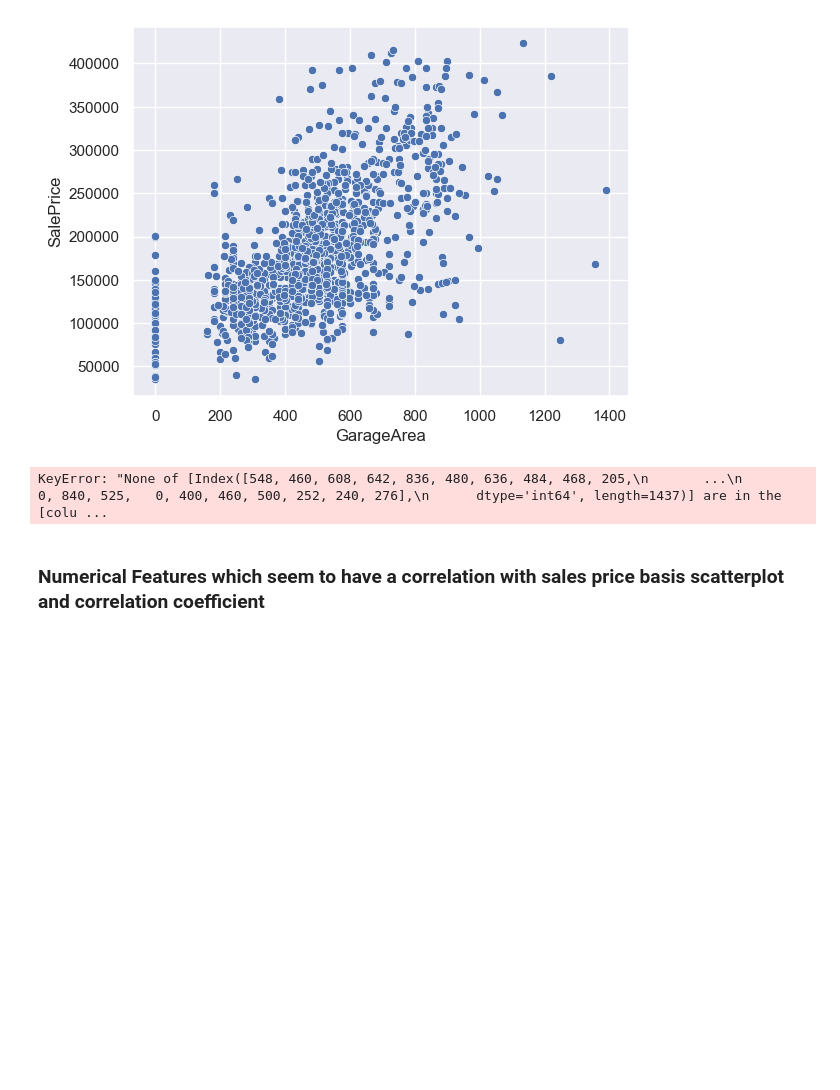
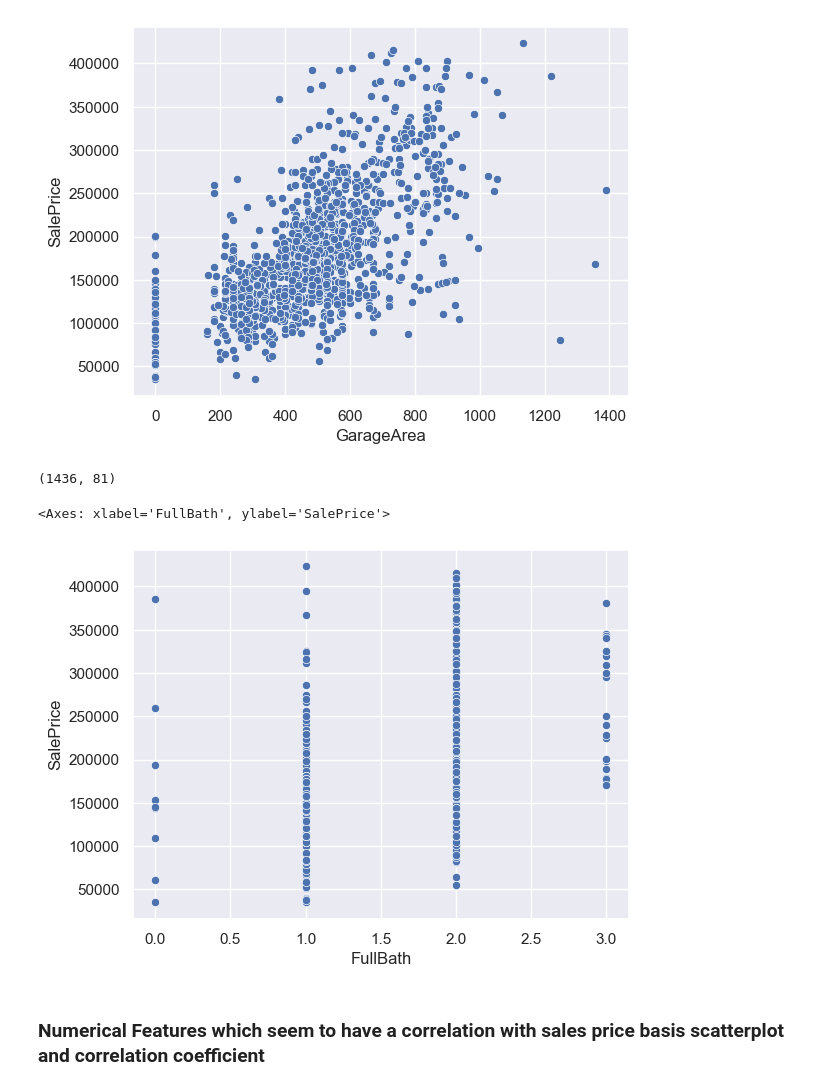
Before and after one commit to adityasngh/Kaggle-House-Prices-Regression, a Jupyter notebook: Kaggle_House_Prices_Regression.ipynb, the cells around one changed output. Saved outputs shown, nothing was run; the diff lists cells and outputs as text; code cells hidden in the pictures; blank space fills up the shorter version.

Commit message:
Numerical variables outliers dropped

```diff
--- a/Kaggle_House_Prices_Regression.ipynb
+++ b/Kaggle_House_Prices_Regression.ipynb
@@ -143,9 +143,18 @@ sns.scatterplot(x = df_SalePrice_Outliers_Removed['GarageArea'], y = df_SalePric
 <Axes: xlabel='GarageArea', ylabel='SalePrice'>
 [figure]
 # %%
-df_SalePrice_Outliers_Removed[df_SalePrice_Outliers_Removed['GarageArea']] > 1200
+drop_index = (df_SalePrice_Outliers_Removed[(df_SalePrice_Outliers_Removed['GarageArea'] > 1200) & (df_SalePrice_Outliers_Removed['SalePrice'] < 100000)]).index
-# %% [output]
-KeyError: "None of [Index([548, 460, 608, 642, 836, 480, 636, 484, 468, 205,\n       ...\n         0, 840, 525,   0, 400, 460, 500, 252, 240, 276],\n      dtype='int64', length=1437)] are in the [colu ...
+# %%
+df_SalePrice_Outliers_Removed = df_SalePrice_Outliers_Removed.drop(drop_index, axis=0)
+# %%
+df_SalePrice_Outliers_Removed.shape
+# %% [output]
+(1436, 81)
+# %%
+sns.scatterplot(x = df_SalePrice_Outliers_Removed['FullBath'], y = df_SalePrice_Outliers_Removed['SalePrice'])
+# %% [output]
+<Axes: xlabel='FullBath', ylabel='SalePrice'>
+[figure, added]
 # %% [markdown]
 ### Numerical Features which seem to have a correlation with sales price basis scatterplot and correlation coefficient
 # %% [markdown]
```
